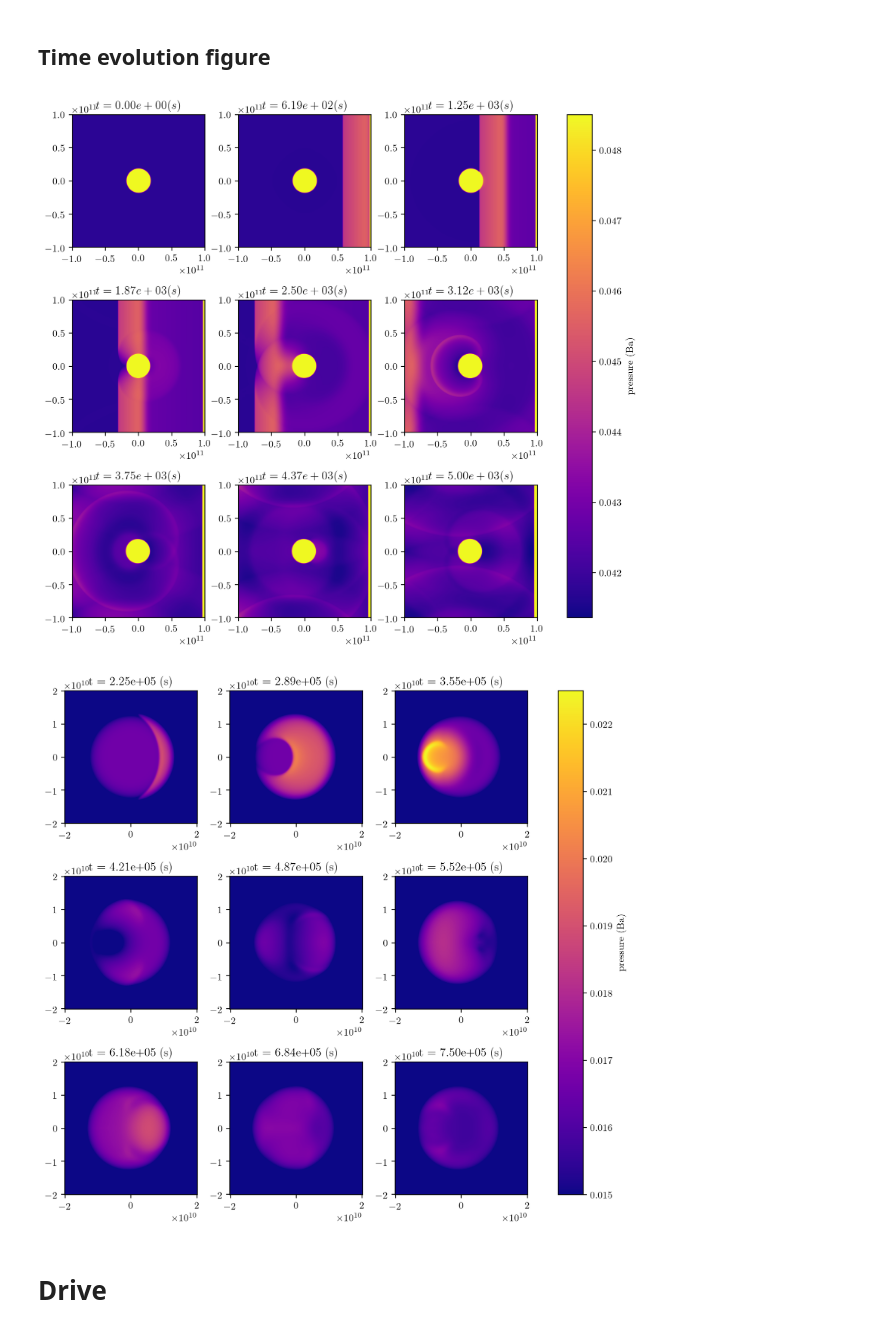
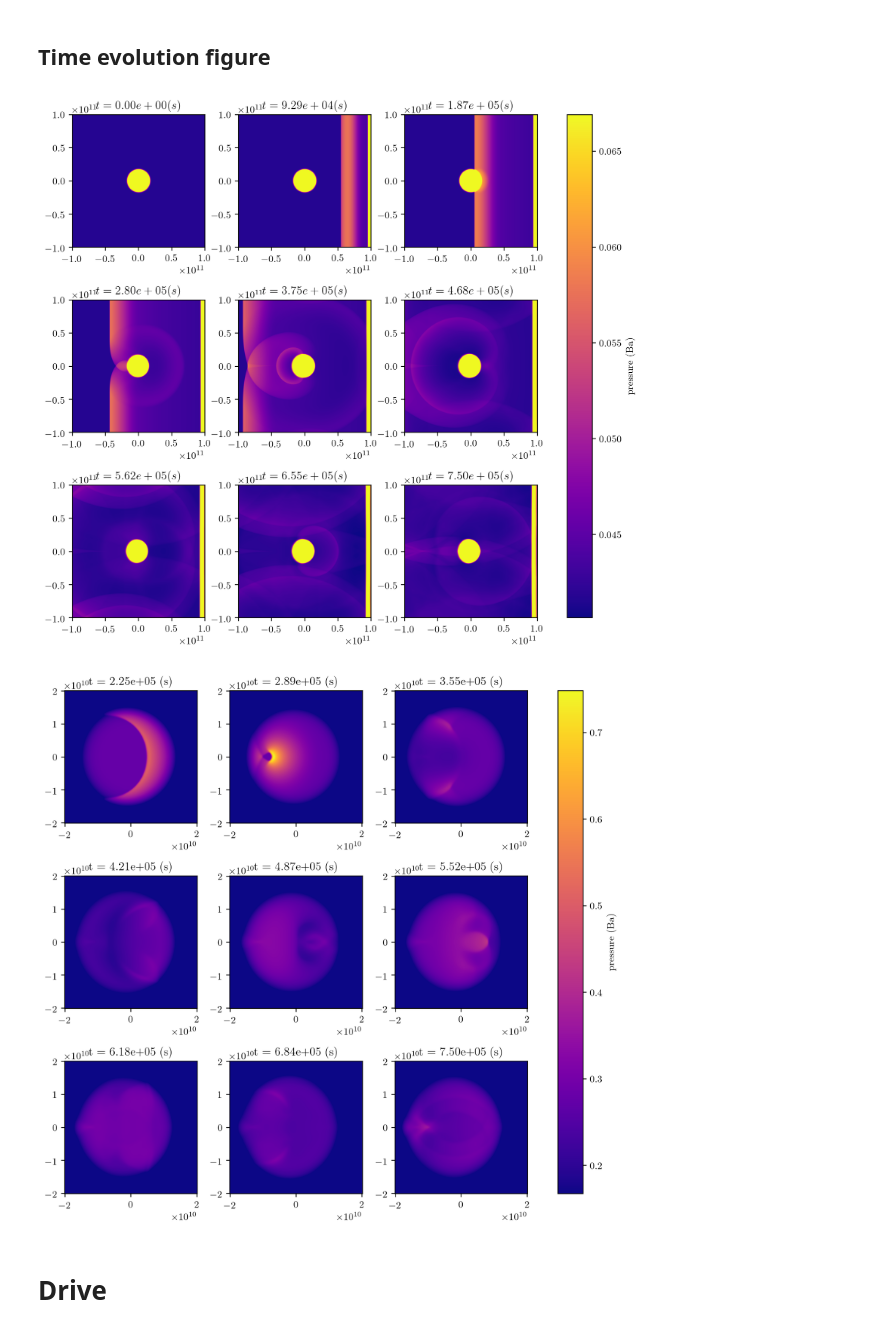
Before and after one commit to MichaelMaex/eindproject-2, a Jupyter notebook: notebooks/large_scale_structure.ipynb, the cells around one changed output. Saved outputs shown, nothing was run; the diff lists cells and outputs as text; code cells hidden in the pictures.

```diff
--- a/notebooks/large_scale_structure.ipynb
+++ b/notebooks/large_scale_structure.ipynb
@@ -64,7 +67,7 @@ im = [0]*9
 
 vmin = min(image.prs.min() for image in images)
 vmax = max(image.prs.max() for image in images)
-vmax = 0.0029
+vmax = 0.0040
 norm = colors.Normalize(vmin=vmin, vmax=vmax)
 norm_true = colors.Normalize(vmin=vmin*units.UNIT_PRESSURE, vmax=vmax*units.UNIT_PRESSURE)
 
@@ -79,38 +82,38 @@ fig.tight_layout()
 fig.colorbar(cm.ScalarMappable(norm=norm_true, cmap=cm.plasma), ax  = ax, label = "pressure (Ba)")
 fig.savefig("../report/figures/plume_time.pdf")
 # %% [output]
-[figure, old version]
+[figure, new version]
 # %%
 # Time evolution figure
 xmin = int(0.4*1024)
 xmax = 1024 - xmin
 t0 = 150
 t1 = 500
 T = list(map(lambda t: int((1-t/8)*(t0) + (t/8)*(t1)), range(9)))
 fig, ax, = plt.subplots(3,3, figsize = (9,8))
 
 images = [pp.pload(t, "../pluto-definitions/large_scale_structure/plume/") for t in T]
 im = [0]*9
 
 vmin = min(image.prs.min() for image in images)
 vmax = max(image.prs.max() for image in images)
-vmin = 0.015
+vmin = 0.01
 # # vmax = 0.0029
 norm = colors.Normalize(vmin=vmin, vmax=vmax)
 norm_true = colors.Normalize(vmin=vmin*units.UNIT_PRESSURE, vmax=vmax*units.UNIT_PRESSURE)
 
 for i in range(9):
     axis = ax[i//3][i%3]
     t = T[i]
     frame = images[i]
     im[i] = bp.plot(axis, frame.prs, frame, norm=norm, L0 = units.UNIT_LENGTH, x_min = xmin, x_max = xmax, y_min = xmin, y_max = xmax )  # im[i] = axis.imshow(frame.prs, norm=norm, cmap=cm.plasma)
-    axis.set_title("t = {:.2e} (s)".format(frame.SimTime*t0))
+    axis.set_title("t = {:.2e} (s)".format(frame.SimTime*units.UNIT_TIME))
 
 fig.tight_layout()
-fig.colorbar(cm.ScalarMappable(norm=norm, cmap=cm.plasma), ax  = ax, label = "pressure (Ba)")
+fig.colorbar(cm.ScalarMappable(norm=norm_true, cmap=cm.plasma), ax  = ax, label = "pressure (Ba)")
 fig.savefig("../report/figures/plume_reflection.pdf")
 # %% [output]
-[figure, old version]
+[figure, new version]
 # %% [markdown]
 # Drive
 # %%
```
Also changed, not shown: parts of 4 cells of this notebook, 3 other files.
